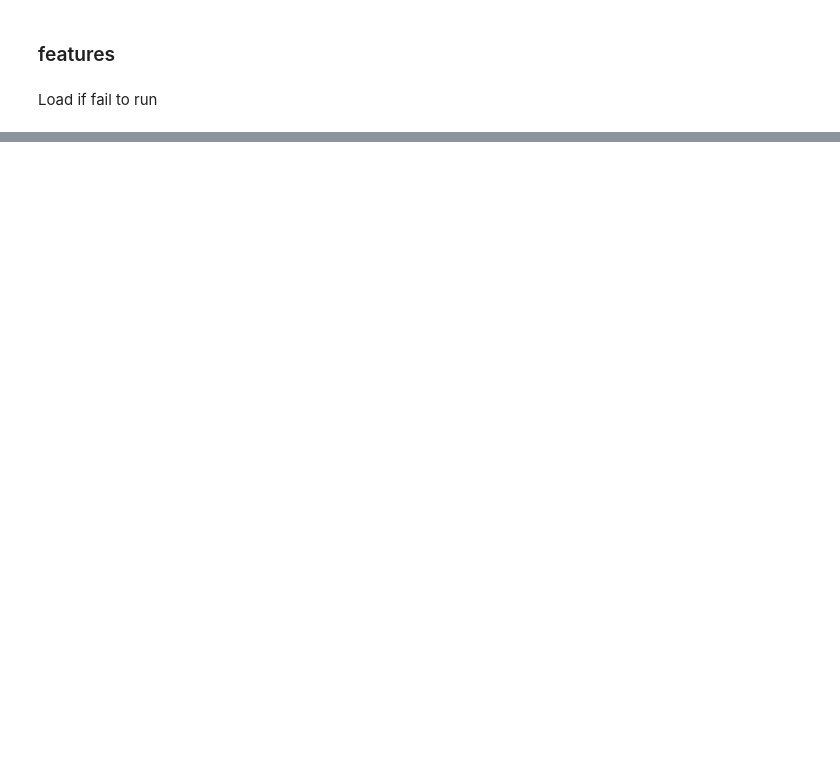
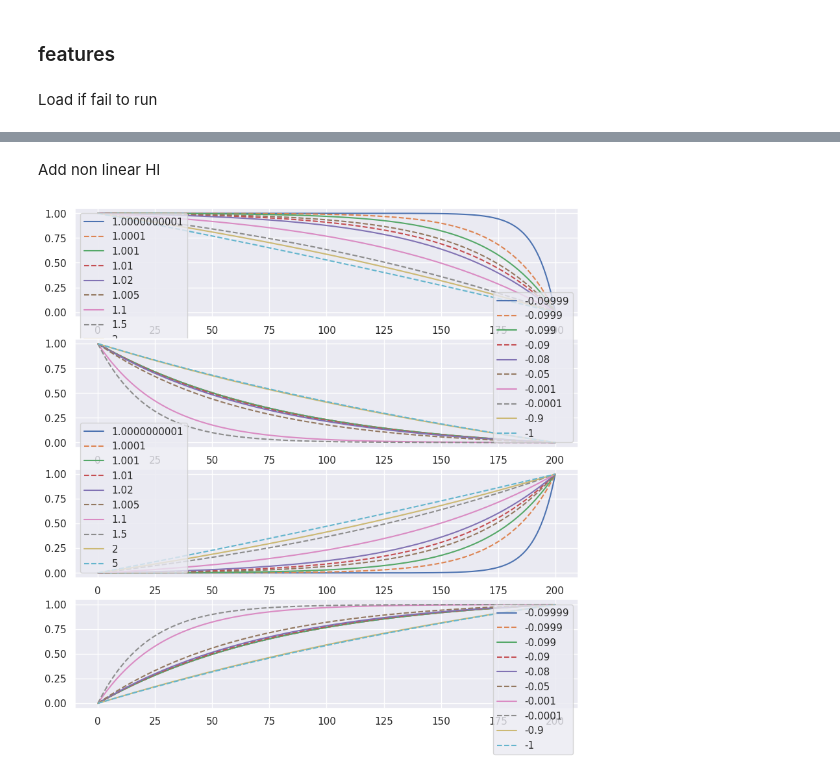
Before and after one commit to TamaVux/PdM, a Jupyter notebook: Pronostia/Pronostia.ipynb, the cells around one changed output, grey strips where cells are left out. Saved outputs shown, nothing was run; the diff lists cells and outputs as text; code cells hidden in the pictures; blank space fills up the shorter version.

```diff
--- a/Pronostia/Pronostia.ipynb
+++ b/Pronostia/Pronostia.ipynb
@@ -499,0 +518,31 @@ df_bear13.drop(['mean_abs_h_acc','rms_abs_h_acc','skew_abs_h_acc'],axis = 1)
+# %% [markdown]
+Add non linear HI
+# %%
+# Show how such function run with each c
+fig ,(ax1,ax2,ax3,ax4) = plt.subplots(4,1,figsize=(10,10))
+
+T=200
+t = np.linspace(0,200,200)
+c_up = [1.0000000001, 1.0001, 1.001, 1.01, 1.02, 1.005, 1.1, 1.5, 2, 5  ]
+c_down = [-0.09999, -0.09990, -0.09900, -0.09000, -0.08, -0.05, -0.001, -0.0001,-0.9, -1]
+for i in range(0,10):
+  linestyle = '-' if i % 2 == 0 else '--'
+
+  HI_up = (1 - c_up[i]) * ((0 - c_up[i])/(1 - c_up[i]))**(t/T) + c_up[i]
+  ax1.plot(t,HI_up,linestyle=linestyle, label = '{}'.format(c_up[i]))
+
+  HI_down = (1 - c_down[i]) * ((0 - c_down[i])/(1 - c_down[i]))**(t/T) + c_down[i]
+  ax2.plot(t,HI_down, linestyle=linestyle, label = '{}'.format(c_down[i]))
+
+  HI_up_inver = 1 - HI_up
+  ax3.plot(t,HI_up_inver,linestyle=linestyle, label = '{}'.format(c_up[i]))
+
+  HI_down_inver = 1 - HI_down
+  ax4.plot(t,HI_down_inver,linestyle=linestyle, label = '{}'.format(c_down[i]))
+
+  ax1.legend()
+  ax2.legend()
+  ax3.legend()
+  ax4.legend()
+# %% [output]
+[figure, added]
```
Also changed, not shown: parts of 23 cells of this notebook.
